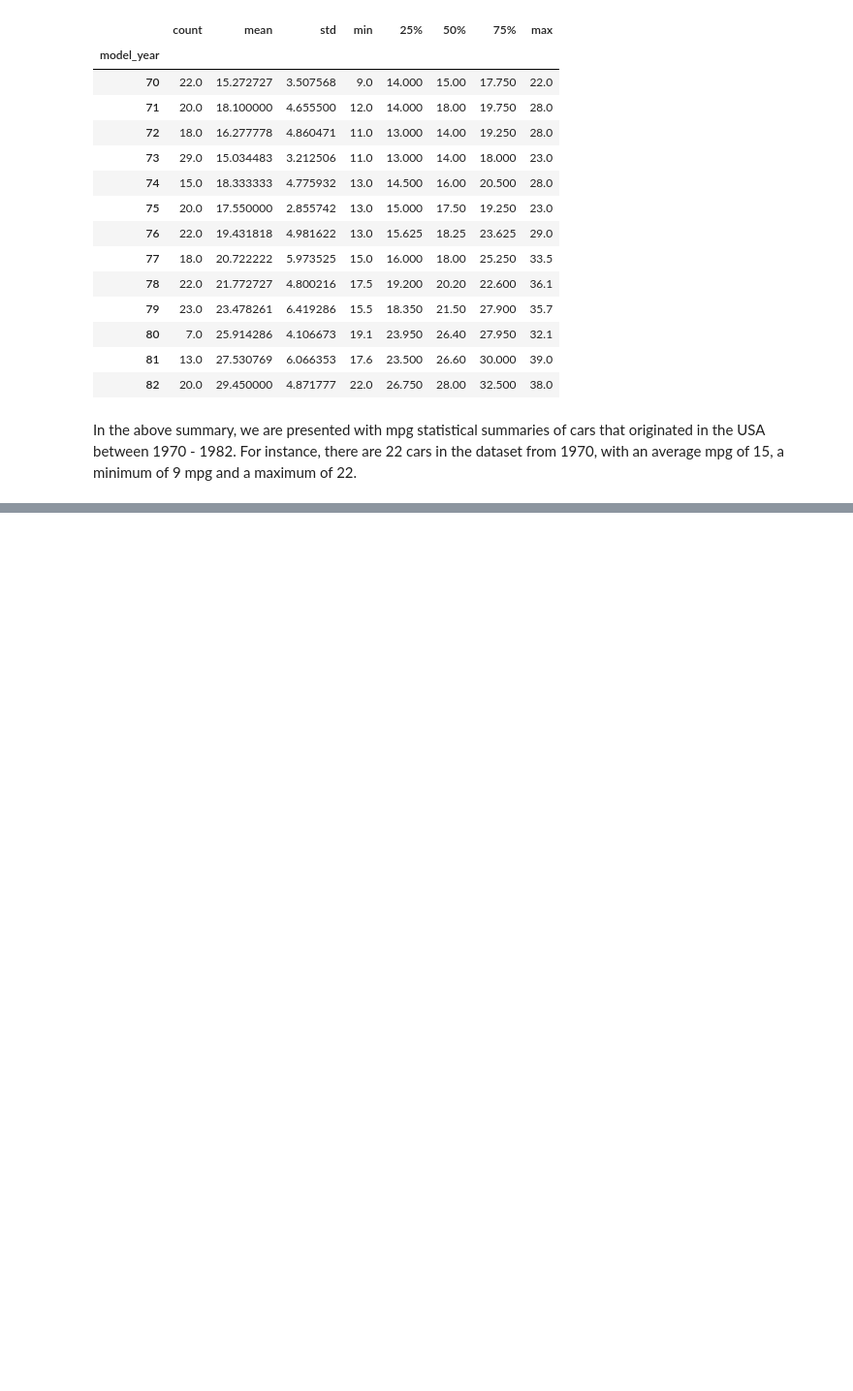
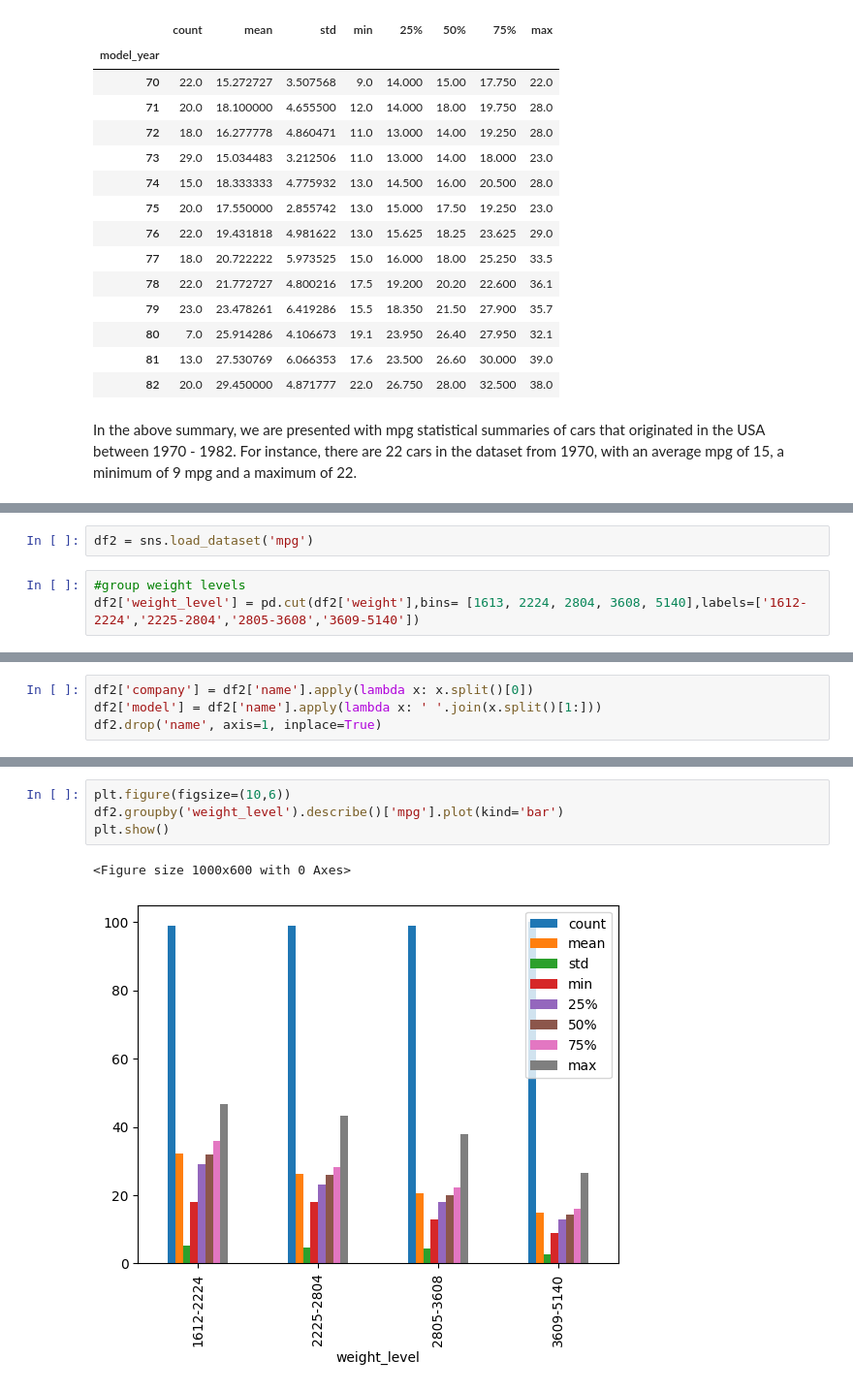
Before and after one commit to shingi2020/data_analyst, a Jupyter notebook: Unit_2_EDA.ipynb, the cells around one changed output, grey strips where cells are left out. Shown at 97% size. Cells and saved outputs as stored; diff of their text form; blank space fills up the shorter version.

```diff
--- a/Unit_2_EDA.ipynb
+++ b/Unit_2_EDA.ipynb
@@ -227,0 +239,5 @@ In the above code, the seaborn library has been called to use to further analyse
+# %%
+df2 = sns.load_dataset('mpg')
+# %%
+#group weight levels
+df2['weight_level'] = pd.cut(df2['weight'],bins= [1613, 2224, 2804, 3608, 5140],labels=['1612-2224','2225-2804','2805-3608','3609-5140'])
@@ -227,0 +253,4 @@ In the above code, the seaborn library has been called to use to further analyse
+# %%
+df2['company'] = df2['name'].apply(lambda x: x.split()[0])
+df2['model'] = df2['name'].apply(lambda x: ' '.join(x.split()[1:]))
+df2.drop('name', axis=1, inplace=True)
@@ -227,0 +281,7 @@ In the above code, the seaborn library has been called to use to further analyse
+# %%
+plt.figure(figsize=(10,6))
+df2.groupby('weight_level').describe()['mpg'].plot(kind='bar')
+plt.show()
+# %% [output]
+<Figure size 1000x600 with 0 Axes>
+[figure, added]
```
Also changed, not shown: parts of 12 cells of this notebook.
